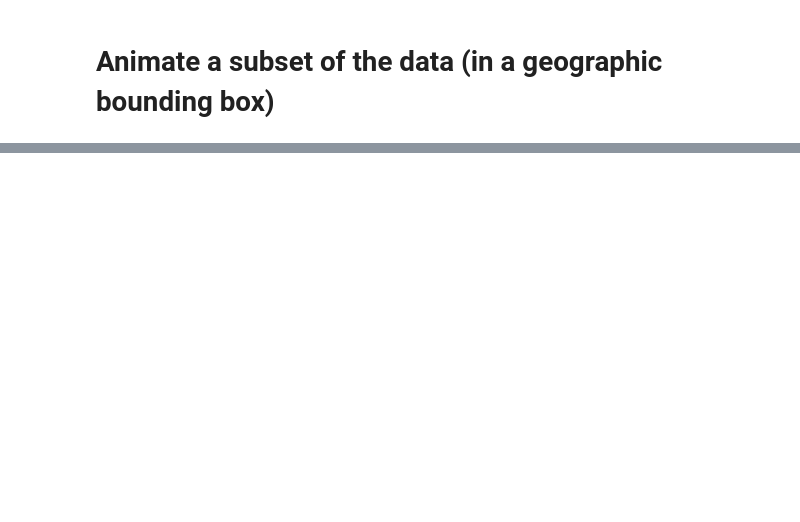
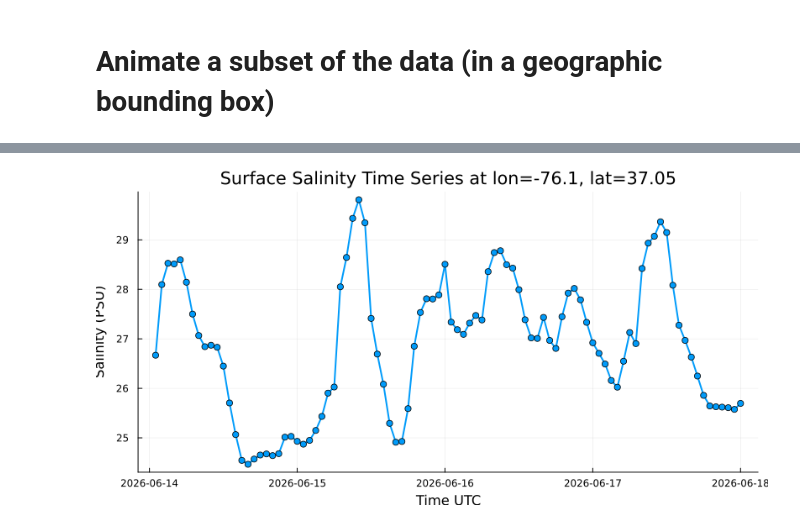
Before and after one commit to kmgovind/scientific-data-models, a Jupyter notebook: chesapeake_bay_salinity/cb_salinity_data_viz.ipynb, the cells around one changed output, grey strips where cells are left out. Drawn from its saved outputs; the diff is of its cells as text; code cells hidden in the pictures; blank space fills up the shorter version.

Commit message:
Updated kernel functions and wrote parameter fitting code

```diff
--- a/chesapeake_bay_salinity/cb_salinity_data_viz.ipynb
+++ b/chesapeake_bay_salinity/cb_salinity_data_viz.ipynb
@@ -145,0 +144,50 @@ Plots.AnimatedGif("C:\\Users\\kavin\\AppData\\Local\\Temp\\jl_En2hAx8P6b.gif")
+# %%
+# Choose the location for the time series
+lon_loc, lat_loc = -76.1, 37.05
+
+function grid_lonlat(lon, lat, dims)
+    if size(lon) == dims && size(lat) == dims
+        return lon, lat
+    elseif ndims(lon) == 1 && length(lon) == dims[2] && ndims(lat) == 1 && length(lat) == dims[1]
+        lon2 = repeat(reshape(lon, (1, dims[2])), dims[1], 1)
+        lat2 = repeat(reshape(lat, (dims[1], 1)), 1, dims[2])
+        return lon2, lat2
+    else
+        return reshape(lon, dims), reshape(lat, dims)
+    end
+end
+
+times = DateTime[]
+salinity_ts = Float64[]
+
+for fr in frames
+    ds = NCDataset(fr.file)
+    lon = ds["lon_rho"][:]
+    lat = ds["lat_rho"][:]
+    salt = ds["salt"][:,:,end,1]
+    close(ds)
+
+    lon2, lat2 = grid_lonlat(lon, lat, size(salt))
+    valid = .!ismissing.(salt) .&& .!isnan.(salt) .&& (salt .< 100)
+    if any(valid)
+        dist2 = (lon2 .- lon_loc).^2 .+ (lat2 .- lat_loc).^2
+        dist2 .= ifelse.(valid, dist2, Inf)
+        idx = argmin(dist2)
+        push!(times, fr.dt)
+        push!(salinity_ts, float(salt[idx]))
+    end
+end
+
+plot(
+    times, salinity_ts,
+    marker = :circle,
+    line = (:solid, 2),
+    title = "Surface Salinity Time Series at lon=$lon_loc, lat=$lat_loc",
+    xlabel = "Time UTC",
+    ylabel = "Salinity (PSU)",
+    legend = false,
+    grid = true,
+    size = (800, 400)
+)
+# %% [output]
+[figure, added]
```
Also changed, not shown: parts of 2 cells of this notebook, 4 other files.
